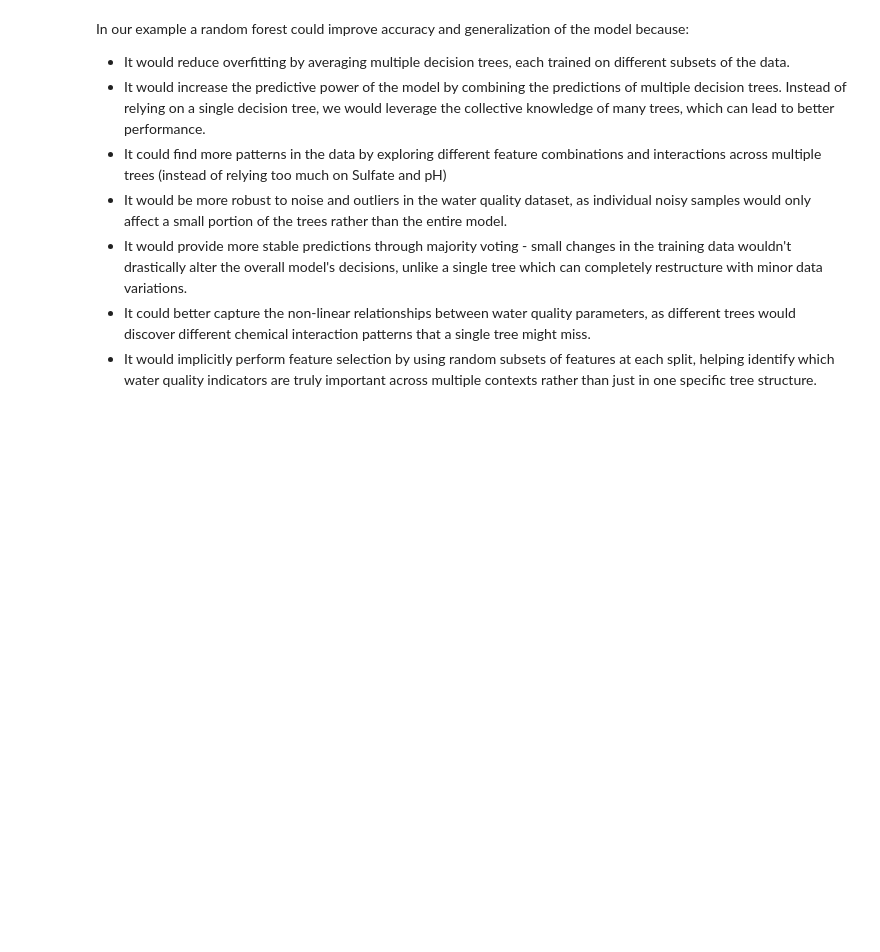
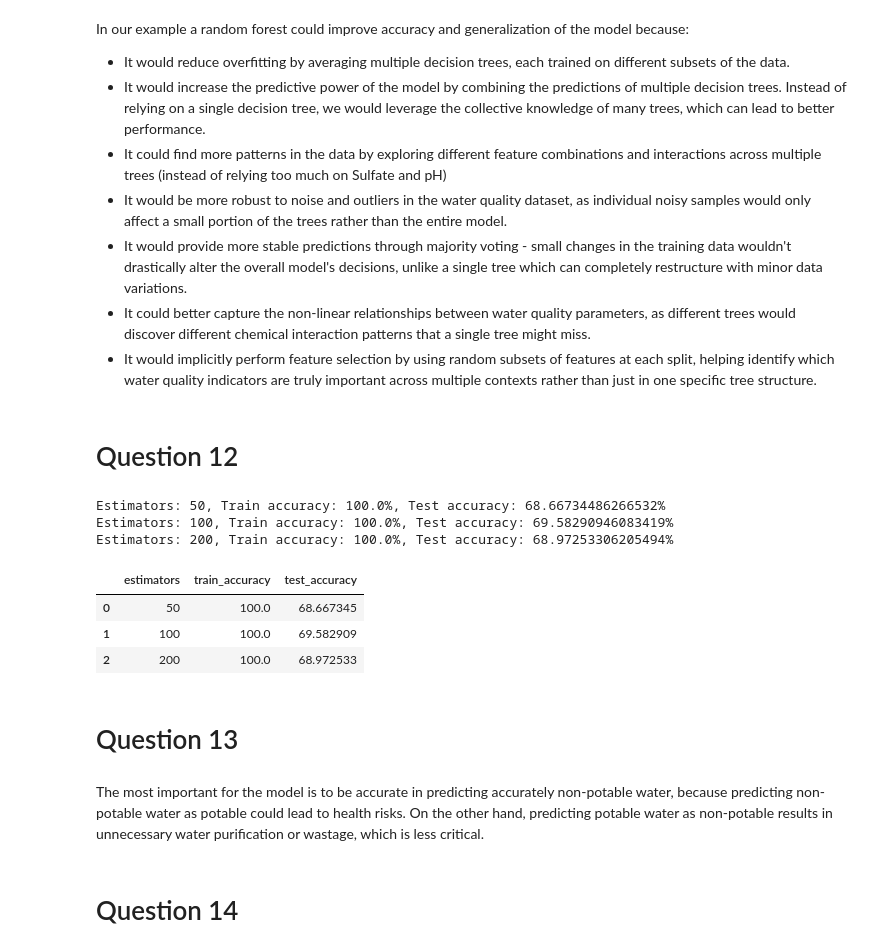
Before and after one commit to thanasisxan/AI-101-Machine-Learning, a Jupyter notebook: Exercise-2/water-potability-prediction.ipynb, the cells around one changed output. Drawn from its saved outputs; the diff is of its cells as text; code cells hidden in the pictures; blank space fills up the shorter version.

```diff
--- a/Exercise-2/water-potability-prediction.ipynb
+++ b/Exercise-2/water-potability-prediction.ipynb
@@ -397,3 +394,31 @@ In our example a random forest could improve accuracy and generalization of the
 - It would provide more stable predictions through majority voting - small changes in the training data wouldn't drastically alter the overall model's decisions, unlike a single tree which can completely restructure with minor data variations.
 - It could better capture the non-linear relationships between water quality parameters, as different trees would discover different chemical interaction patterns that a single tree might miss.
 - It would implicitly perform feature selection by using random subsets of features at each split, helping identify which water quality indicators are truly important across multiple contexts rather than just in one specific tree structure.
+# %% [markdown]
+# Question 12
+# %%
+estimators_list = [50, 100, 200]
+results12 = []
+for estimators in estimators_list:
+    model12 = RandomForestClassifier(random_state=seed, n_estimators=estimators)
+    model12.fit(x_train, y_train)
+    accuracy_test12 = model12.score(x_test, y_test) * 100
+    accuracy_train12 = model12.score(x_train, y_train) * 100
+    results12.append({'estimators': estimators, 'train_accuracy': accuracy_train12, 'test_accuracy': accuracy_test12})
+    print(f"Estimators: {estimators}, Train accuracy: {accuracy_train12}%, Test accuracy: {accuracy_test12}%")
+results12_df = pd.DataFrame(results12)
+results12_df
+# %% [output]
+Estimators: 50, Train accuracy: 100.0%, Test accuracy: 68.66734486266532%
+Estimators: 100, Train accuracy: 100.0%, Test accuracy: 69.58290946083419%
+Estimators: 200, Train accuracy: 100.0%, Test accuracy: 68.97253306205494%
+|  | estimators | train_accuracy | test_accuracy |
+| 0 | 50 | 100.0 | 68.667345 |
+| 1 | 100 | 100.0 | 69.582909 |
+| 2 | 200 | 100.0 | 68.972533 |
+# %% [markdown]
+# Question 13
+# %% [markdown]
+The most important for the model is to be accurate in predicting accurately non-potable water, because predicting non-potable water as potable could lead to health risks. On the other hand, predicting potable water as non-potable results in unnecessary water purification or wastage, which is less critical.
+# %% [markdown]
+# Question 14
```
Also changed, not shown: parts of 3 cells of this notebook.
